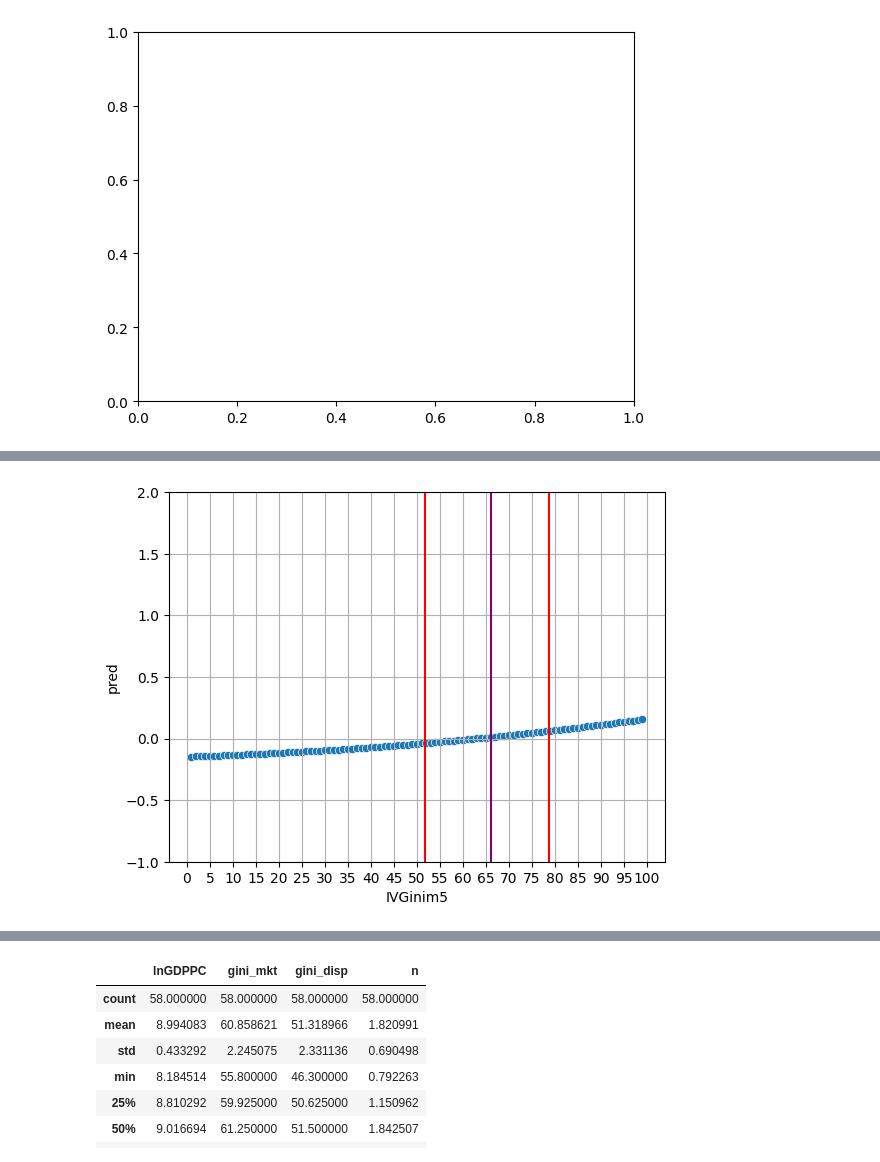
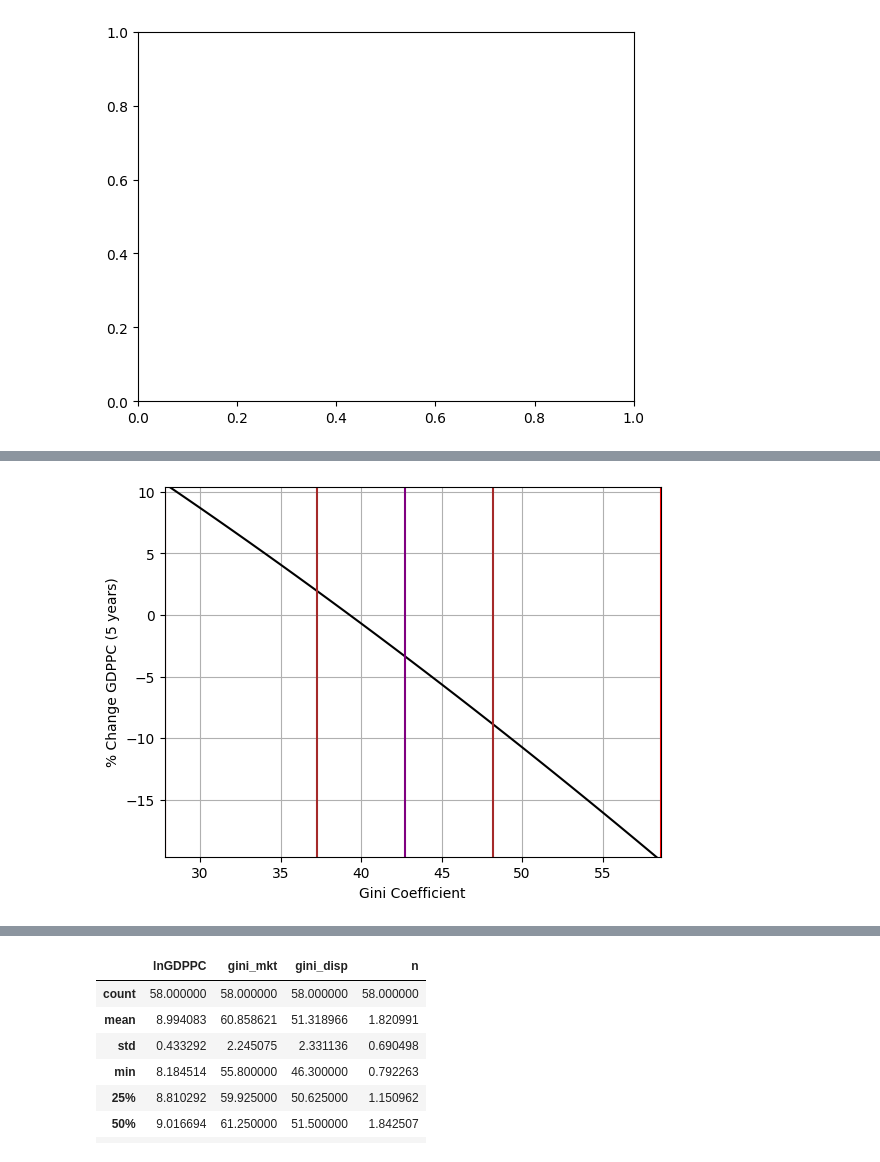
Before and after one commit to JTayMilli/GonGrowth, a Jupyter notebook: Data Processing.ipynb, the cells around one changed output, grey strips where cells are left out. Cells and saved outputs as stored; diff of their text form; code cells hidden in the pictures.

Commit message:
Graphs pretty

```diff
--- a/Data Processing.ipynb
+++ b/Data Processing.ipynb
@@ -28,6 +49,7 @@ TWWI = TWWI.merge(( TWWI.groupby('Country')[["Year","dpTWWI"]]
                    .rolling(5, min_periods=1, on='Year', closed = "right")
                    .mean().reset_index().drop(columns = "level_1")
                    .rename(columns = {'dpTWWI':'dpTWWIavg'}) ), on = ["Country", "Year"], how = "left")#.fillna(0)
+TWWI = TWWI.drop_duplicates(subset = ['Country', 'Year'], keep = 'last')
 TWWI = TWWI.reset_index(drop=True)
 ####TRADE WEIGHTED WORLD INCOME!!!!!
 # %%
@@ -162,7 +184,7 @@ tfp_gini
 # %%
 ### Choosing Measure of gini
 tfp_gini['WIID'] = tfp_gini['Gini']
-tfp_gini['Gini'] = tfp_gini['gini_disp']
+tfp_gini['Gini'] = tfp_gini['gini_mkt']
 # %%
 """
 ## IV
@@ -295,6 +320,7 @@ GDPpc_Data['GDPPC']  = GDPpc_Data['GDPPC'] / GDPpc_Data.groupby(['Year'])['GDPPC
 
 GDPpc_Data["Country"] = cc.convert(names = GDPpc_Data['Country'], to = "name_short")
 TGall = tfp_gini.merge(GDPpc_Data, on = ['Country', 'Year'], how = 'outer')
+TGall = TGall[TGall.GDPPC != 0]
 
 TGall["dGDPPC"] = np.nan
 TGall["d5GDPPC"] = np.nan
@@ -309,10 +335,12 @@ for x in TGall["Country"].unique():
 
     temp["dGDPPC"] = temp['GDPPC'].diff(periods=1)
     temp["d5GDPPC"] = temp['GDPPC'].diff(periods=5)
-    temp["dpGDPPC"] = temp["dGDPPC"].div(temp['GDPPC'])*100
-    temp["d5pGDPPC"] = temp["d5GDPPC"].div(temp['GDPPC'])*100
+    #temp["dpGDPPC"] = temp["dGDPPC"].div(temp['GDPPC'])*100
+    #temp["d5pGDPPC"] = temp["d5GDPPC"].div(temp['GDPPC'])*100
     temp["dpGDPPC^2"] = temp["dpGDPPC"] ** 2
     temp["lnGDPPC"] = np.log(temp["GDPPC"])
+    temp["dpGDPPC"] = temp['GDPPC'].diff(periods=1)
+    temp["d5pGDPPC"] = temp['lnGDPPC'].diff(periods=5)
 
     TGall[TGall["Country"] == x] = temp
 # %% [output]
@@ -446,8 +474,13 @@ TGall['lnGDPPC2m5'] = TGall['lnGDPPCm5'] ** 2
 # %%
 ## IV
 TGall = TGall[TGall.Year >= 1960] # remove years before 1960
+TGall = TGall[TGall.Year <= 2018]
 TGall['Gini'] = TGall['Gini'].replace(0, np.nan)
-X = TGall[["dpTWWI", "TWWI", "Gini", "OilWP", "lnGDPPC"]].replace(0, np.nan).dropna(axis=0)
+X = TGall[["Year", "Country", "dpTWWI", "TWWI", "Gini", "OilWP", "lnGDPPC"]].replace(0, np.nan).dropna(axis=0)
+X = X.groupby('Country').filter(lambda x: len(x) >= 5) #remove countries with less then 4 data points
+X = X.groupby('Year').filter(lambda x: len(x) >= 10) #remove years with less then 10 entries
+X = X[X.Country.isin(CountryList)] #make sure that the country is in our list of countries
+X = X[["dpTWWI", "TWWI", "Gini", "OilWP", "lnGDPPC"]]
 X = X[(np.abs(stats.zscore(X)) < 3).all(axis=1)]
 X['B0'] = 1
 model = linear_model.LinearRegression(fit_intercept=False)
@@ -456,7 +489,7 @@ print(model.coef_)
 ## the beta on gdppc is 100 times higher with the other variables included
 AdjGDP = model.coef_[3]
 #TGall['predIVGini'] = reg.predict(TGall['lnGDPPC'].values.reshape(-1, 1))
-TGall['IVGini'] = TGall['Gini'] - TGall['lnGDPPC'].mul(AdjGDP)
+TGall['IVGini'] = TGall['Gini'] - (TGall['lnGDPPC'].mul(AdjGDP))
 #TGall['IVGini'] = TGall['Gini'] - TGall['predIVGini']
 
 TGall['IVGini'] = TGall['IVGini'].replace(0, np.nan)
@@ -472,10 +505,12 @@ TGall['IVGini3m5'] = TGall['IVGinim5'].mul(TGall['IVGinim5']).mul(TGall['IVGinim
 TGall['IVlnGG3m5'] = TGall['IVGini2m5'].mul(TGall['lnGDPPCm5']).mul(TGall['IVGinim5'])
 
 #################### GDPPC 2
+"""
 TGall["IVlnGG2"] = TGall["lnGDPPC2"].mul(TGall['IVGini'])
 TGall["IVlnG2Gm5"] = TGall["IVlnGG2"].shift(5)
 
 TGall['IVlnG2G2m5'] = TGall['IVGini2m5'].mul(TGall['lnGDPPC2m5'])
 
 TGall['IVlnG2G3m5'] = TGall['IVGini2m5'].mul(TGall['lnGDPPC2m5']).mul(TGall['IVGinim5'])
+"""
 # %% [output]
@@ -888,8 +939,11 @@ meandelta
 # %%
 #X = TGall[["Year", "Country", "IVlnGGm5","IVGinim5", "lnGDPPC", "lnGDPPCm5", 'IVGini2m5', 'IVlnGG2m5', 'IVGini3m5', 'IVlnGG3m5', "IVlnG2Gm5", "IVlnG2G2m5", "IVlnG2G3m5", 'lnGDPPC2m5', "n", "OPS", "TWWIavg"]].replace(0,np.nan).dropna()
-#X = TGall[["Year", "Country", "IVlnGGm5","IVGinim5", "lnGDPPC", "lnGDPPCm5", 'IVGini2m5', 'IVlnGG2m5', 'IVGini3m5', 'IVlnGG3m5', "n", "OPS", "TWWIavg", "dpTWWIavg"]].replace(0,np.nan).dropna()
+#X = TGall[["Year", "Country", "IVlnGGm5","IVGinim5", "d5pGDPPC", "lnGDPPCm5", 'IVGini2m5', 'IVlnGG2m5', 'IVGini3m5', 'IVlnGG3m5', "n", "OPS", "TWWIavg", "dpTWWIavg"]].replace(0,np.nan).dropna()
 X = TGall[["Year", "Country", "IVlnGGm5","IVGinim5", "lnGDPPC", "lnGDPPCm5", 'IVGini2m5', 'IVlnGG2m5', "n", "OPS", "TWWIavg", "dpTWWIavg"]].replace(0,np.nan).dropna()
 X = X[(np.abs(stats.zscore(X.drop(columns = ["Year", "Country"]))) < 3).all(axis=1)]
+X = X.groupby('Country').filter(lambda x: len(x) >= 5) #remove countries with less then 4 data points
+X = X.groupby('Year').filter(lambda x: len(x) >= 10) #remove years with less then 10 entries
+X = X[X.Country.isin(CountryList)] #make sure that the country is in our list of countries
 X.to_csv("tansferdata.csv")
 dummYear = pd.get_dummies(X.Year).fillna(0)
 dummCountry = pd.get_dummies(X.Country).fillna(0)
@@ -933,38 +987,53 @@ for column in Arti.drop(columns = ["Year", "Country", "lnGDPPC", "pred"]):
     i = column
     Arti['pred'] = Arti['pred'] + (Arti[i]  * ission[i][0])
 Arti['pred'] = Arti['pred'] - Arti['lnGDPPCm5']
+Arti['pred'] = Arti['pred'] * 100
 """
 Arti['pred'] = ( 5.319 + (Arti['IVGinim5'] * -2.107e-01)
                 #- meandelta
                 #+ (Arti['Year'] * 3.901e-01)
                 + (Arti['IVGini2m5'] * 3.420e-03)
                 - (Arti['lnGDPPCm5'] * 3.430e-01) + (Arti['IVlnGGm5'] * 2.509e-02)
                 + (Arti['IVlnGG2m5'] * -3.962e-04) + (Arti['n'] * 4.158e-03)
                 + (Arti['OPS'] * 4.390e+03) + (Arti['TWWIavg'] * -5.826e-15) )
 """
 
 Arti
-ax = sns.scatterplot(data=Arti[['IVGinim5', 'pred']], x = 'IVGinim5', y = 'pred')
+ax = sns.lineplot(data=Arti[['IVGinim5', 'pred']], x = 'IVGinim5', y = 'pred', color = "Black")
 ax.set_xticks(range(0,101, 5))
+#ax.set_yticks(range(-20, 111, 10))
 ax.axvline(x = X.IVGinim5.min(),    # Line on x = 2
            ymin = 100, # Bottom of the plot
            ymax = -100,
            color = 'red') # Top of the plot
 ax.axvline(x = X.IVGinim5.max(),    # Line on x = 2
            ymin = 100, # Bottom of the plot
            ymax = -100,
            color = 'red') # Top of the plot
 ax.axvline(x = X.IVGinim5.mean(),    # Line on x = 2
            ymin = 100, # Bottom of the plot
            ymax = -100,
            color = 'purple') # Top of the plot
-ax.set_ylim(-1, 2)
+ax.axvline(x = X.IVGinim5.mean() - X.IVGinim5.std(),    # Line on x = 2
+           ymin = 100, # Bottom of the plot
+           ymax = -100,
+           color = 'brown') # Top of the plot
+ax.axvline(x = X.IVGinim5.mean() + X.IVGinim5.std(),    # Line on x = 2
+           ymin = 100, # Bottom of the plot
+           ymax = -100,
+           color = 'brown') # Top of the plot
+#ax.axhline(y = X.IVGinim5.mean(),    # Line on x = 2ymin = 100, # Bottom of the plot ymax = -100, color = 'purple') # Top of the plot
+ax.set_ylim(Arti['pred'][int(X.IVGinim5.mean())+1]-15, Arti['pred'][int(X.IVGinim5.mean())+1]+15)
+ax.set_xlim(X.IVGinim5.min(), X.IVGinim5.max())
+ax.set_xlabel("Gini Coefficient")
+ax.set_ylabel("% Change GDPPC (5 years)")
+ax.set_label("purple: mean(Gini), yellow: +- std(Gini)")
 plt.grid()
 plt.show()
 
 ## Create a column that has the max of each year for relative gdppc
 
 ##Answers don't make sense with IV that I created
 ## Answers don't make sense when whne taken to the the third degree
 # %% [output]
-[figure, old version]
+[figure, new version]
```
Also changed, not shown: parts of 48 cells of this notebook, 3 other files.
